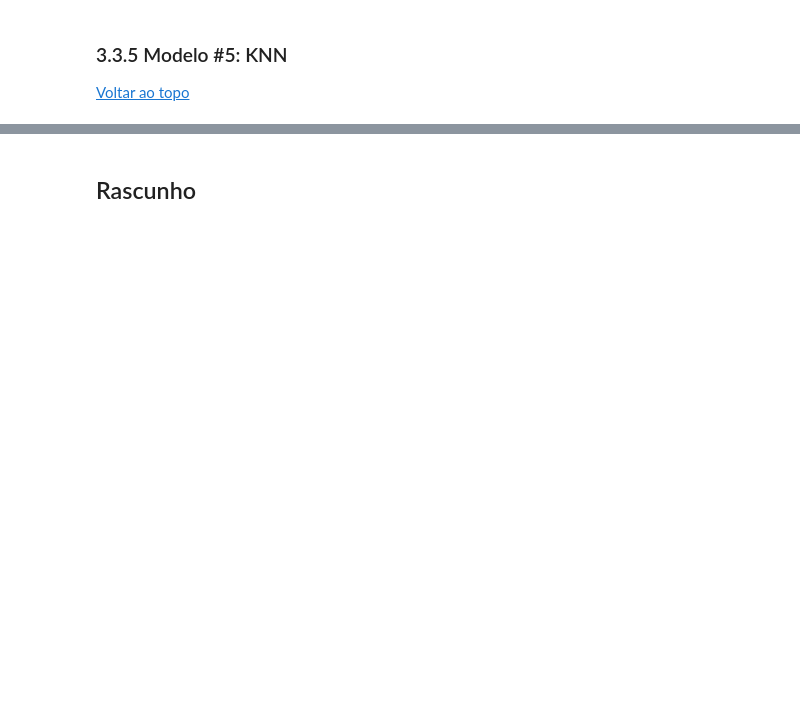
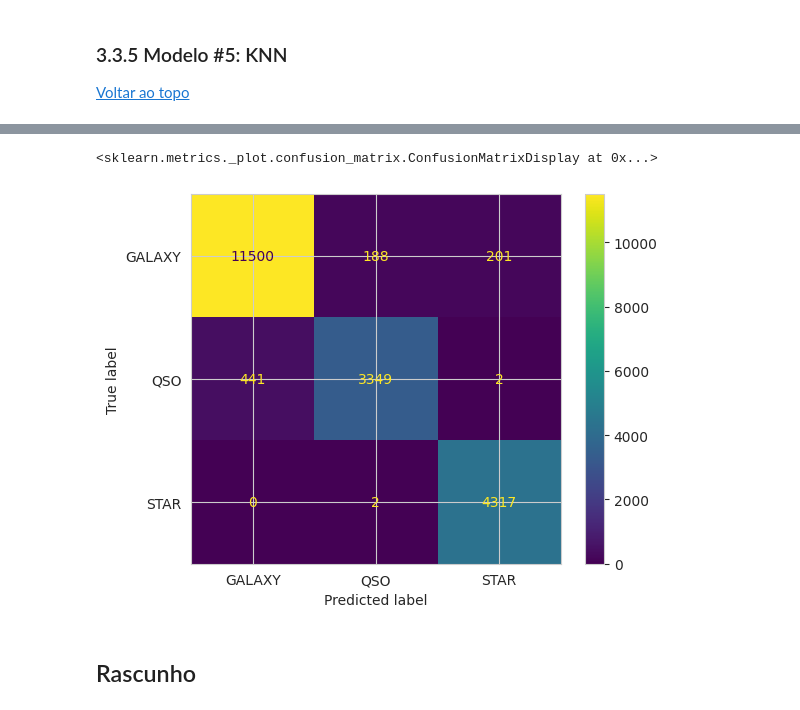
Before and after one commit to gutessitore/StellarClassification, a Jupyter notebook: Relatorio.ipynb, the cells around one changed output, grey strips where cells are left out. Saved outputs shown, nothing was run; the diff lists cells and outputs as text; code cells hidden in the pictures; blank space fills up the shorter version.

Commit message:
Add Logistic Regression

```diff
--- a/Relatorio.ipynb
+++ b/Relatorio.ipynb
@@ -753,0 +829,9 @@ plot_confusion_matrix(knn_model, X_test, y_test)
+# %%
+from sklearn.linear_model import LogisticRegression
+
+logistic_model = LogisticRegression()
+logistic_model.fit(X_train, y_train)
+
+y_pred = logistic_model.predict(X_test)
+
+print(classification_report(y_test, y_pred))
@@ -754,3 +848,8 @@ plot_confusion_matrix(knn_model, X_test, y_test)
+# %%
+plot_confusion_matrix(logistic_model, X_test, y_test)
+# %% [output]
+<sklearn.metrics._plot.confusion_matrix.ConfusionMatrixDisplay at 0x...>
+[figure, added]
 # %% [markdown]
 ## Rascunho
 # %%
```
Also changed, not shown: parts of 37 cells of this notebook.
